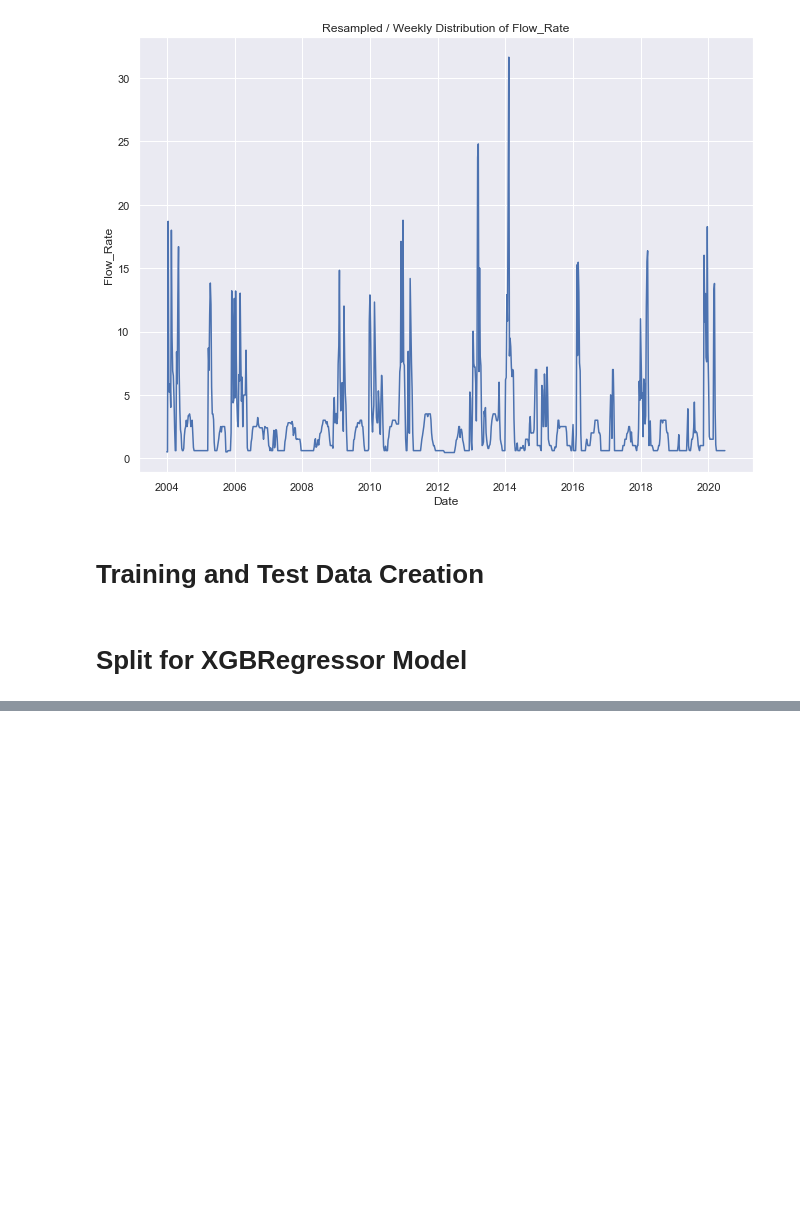
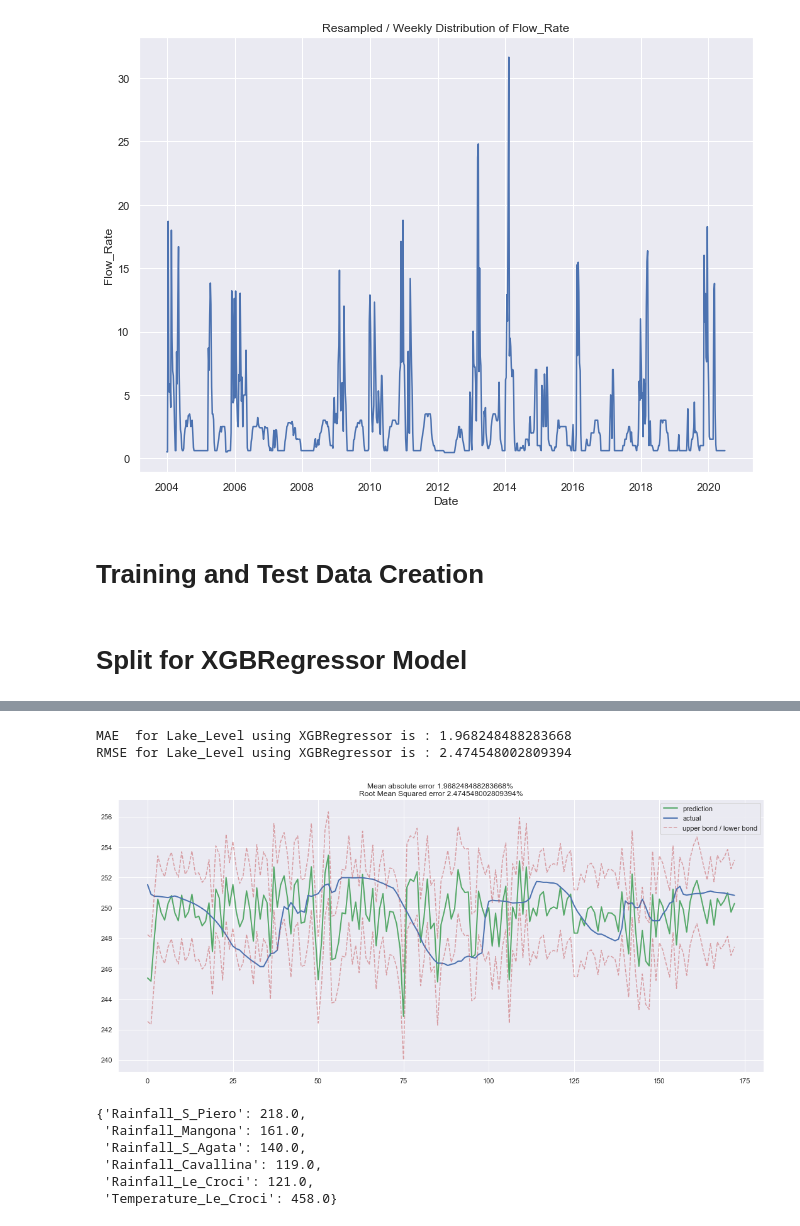
Before and after one commit to ak06645/Acea-Smart-Water-Analytics, a Jupyter notebook: Lake Bilancino.ipynb, the cells around one changed output, grey strips where cells are left out. Cells and saved outputs as stored; diff of their text form; code cells hidden in the pictures; blank space fills up the shorter version.

Commit message:
Lake Bilancino XGBoost final implementation

```diff
--- a/Lake Bilancino.ipynb
+++ b/Lake Bilancino.ipynb
@@ -295,0 +275,3 @@ y_test_Flow_Rate = y_test[['Flow_Rate']]
+# %%
+X_train.set_index("Date", inplace = True)
+X_test.set_index("Date", inplace = True)
@@ -295,0 +313,10 @@ y_test_Flow_Rate = y_test[['Flow_Rate']]
+# %%
+params = {'n_estimators': 100,
+          'max_depth': 4,
+          'subsample': 0.7,
+          'learning_rate': 0.5,
+          'random_state': 0}
+# %%
+model_ll = XGBRegressor(**params)
+# %%
+model_ll.fit(X_train, y_train_Lake_Level)
@@ -295,0 +333,28 @@ y_test_Flow_Rate = y_test[['Flow_Rate']]
+# %%
+y_pred_ll = model_ll.predict(X_test)
+
+score_mae = mean_absolute_error(y_test_Lake_Level, y_pred_ll)
+score_rmse = math.sqrt(mean_squared_error(y_test_Lake_Level, y_pred_ll))
+
+
+print('MAE  for Lake_Level using XGBRegressor is : {}'.format(score_mae))
+print('RMSE for Lake_Level using XGBRegressor is : {}'.format(score_rmse))
+# %% [output]
+MAE  for Lake_Level using XGBRegressor is : 1.968248488283668
+RMSE for Lake_Level using XGBRegressor is : 2.474548002809394
+# %%
+y_train =y_train_Lake_Level
+y_test = y_test_Lake_Level
+tscv = TimeSeriesSplit(n_splits=3)
+plotModelResults(model_ll, X_train=X_train, X_test=X_test, plot_intervals=True)
+# %% [output]
+[figure, added]
+# %%
+model_ll.get_booster().get_score()
+# %% [output]
+{'Rainfall_S_Piero': 218.0,
+ 'Rainfall_Mangona': 161.0,
+ 'Rainfall_S_Agata': 140.0,
+ 'Rainfall_Cavallina': 119.0,
+ 'Rainfall_Le_Croci': 121.0,
+ 'Temperature_Le_Croci': 458.0}
```
Also changed, not shown: parts of 33 cells of this notebook.
